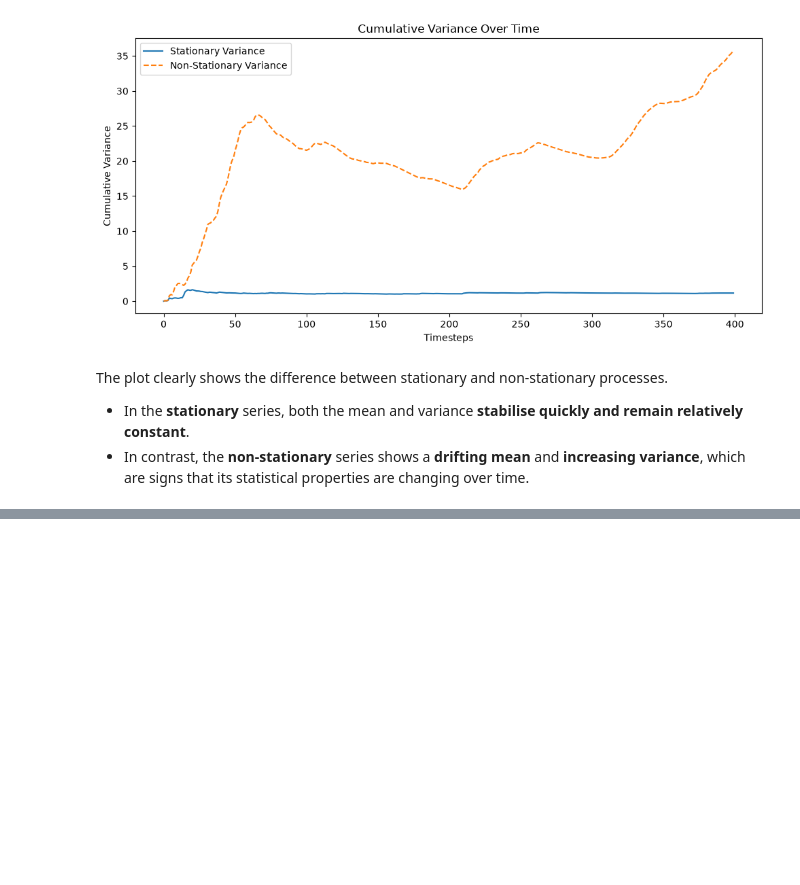
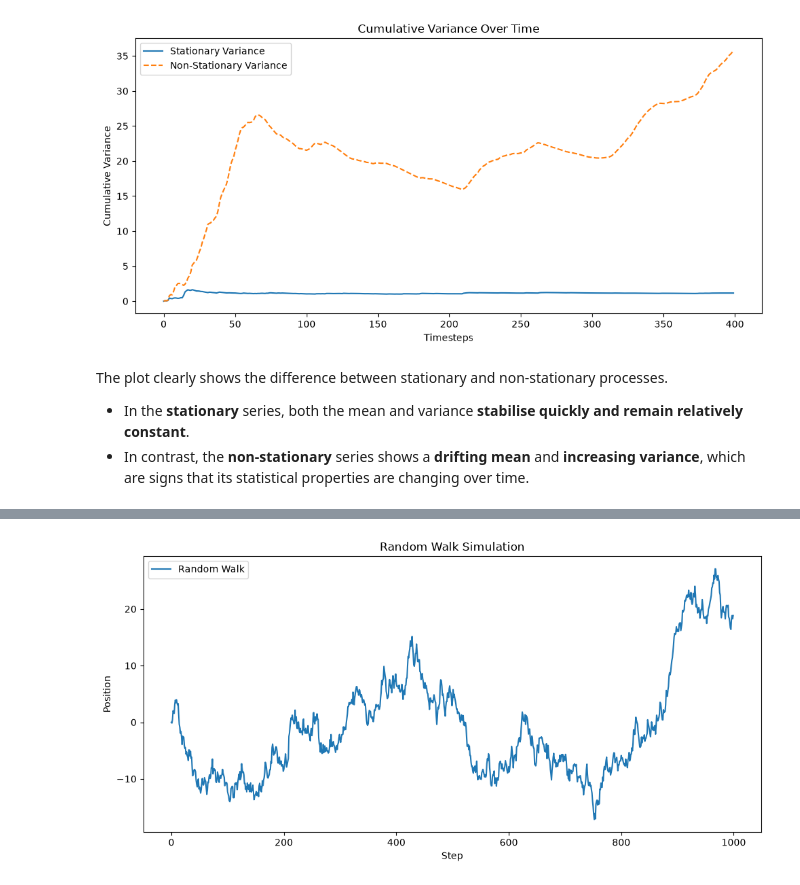
Before and after one commit to michaelhudson2205/INFO3022_Practicals, a Jupyter notebook: P3_3_Random_Walk.ipynb, the cells around one changed output, grey strips where cells are left out. Saved outputs shown, nothing was run; the diff lists cells and outputs as text; code cells hidden in the pictures; blank space fills up the shorter version.

```diff
--- a/P3_3_Random_Walk.ipynb
+++ b/P3_3_Random_Walk.ipynb
@@ -223,0 +282,12 @@ We will apply the ADF test to both our **simulated stationary** and **non-statio
+# %%
+# Set the seed for reproducibility
+np.random.seed(42)
+
+# Generate 1000 random numbers from a standard normal distribution (mean=0, std=1)
+steps = np.random.standard_normal(1000)
+
+# Initialise the first value of the series
+steps[0] = 0
+
+# Compute the cumulative sum to simulate a random walk
+random_walk = np.cumsum(steps)
@@ -223,0 +300,15 @@ We will apply the ADF test to both our **simulated stationary** and **non-statio
+# %%
+# Plot and visualise the random walk
+fig, ax = plt.subplots(figsize=(10, 5))
+
+ax.plot(random_walk, linestyle='-', label='Random Walk')
+ax.legend(loc=2)
+ax.set_title('Random Walk Simulation')
+ax.set_xlabel('Step')
+ax.set_ylabel('Position')
+plt.tight_layout()
+
+# Save the figure as a PNG file
+plt.savefig('random_walk_simulation.png', dpi=300)
+# %% [output]
+[figure, added]
```
Also changed, not shown: parts of 22 cells of this notebook, 1 other file.
